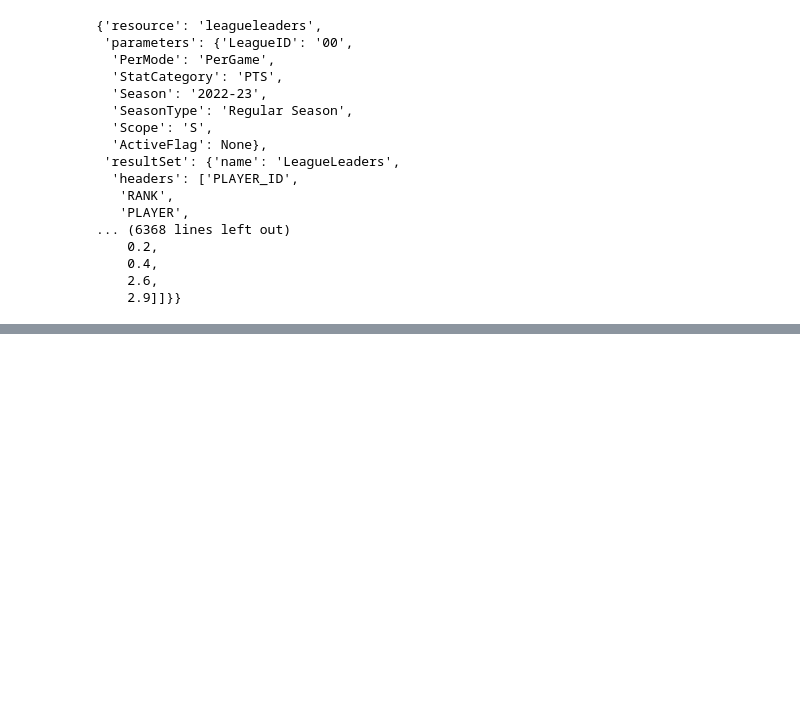
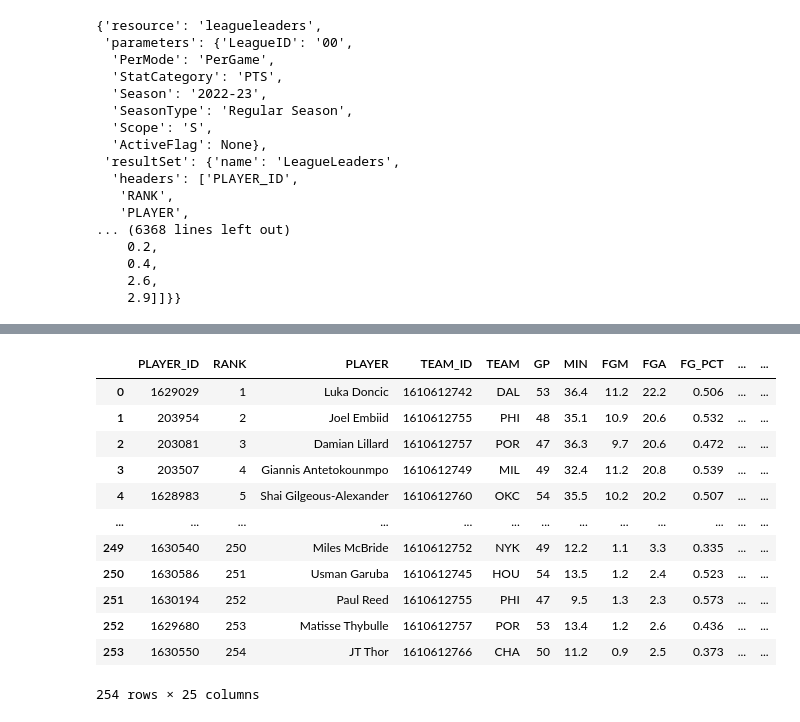
Before and after one commit to vdasari2/API-Data-Exploration-and-Analysis-, a Jupyter notebook: NBAData.ipynb, the cells around one changed output, grey strips where cells are left out. Drawn from its saved outputs; the diff is of its cells as text; code cells hidden in the pictures; blank space fills up the shorter version.

Commit message:
US1: Importing Data and Performed EDA

```diff
--- a/NBAData.ipynb
+++ b/NBAData.ipynb
@@ -35,3 +35,5 @@ page
 #Saving the JSON file
 out_file = open("NBAData.json","w")
 json.dump(page, out_file, indent=6)
+# %%
+headers_name = page['resultSet']['headers']
@@ -37,0 +61,20 @@ json.dump(page, out_file, indent=6)
+# %%
+#saving the data into a dataframe
+final_data = pd.DataFrame(page['resultSet']['rowSet'] ,columns=headers_name)
+# %%
+#Displaying the dataframe
+final_data
+# %% [output]
+|  | PLAYER_ID | RANK | PLAYER | TEAM_ID | TEAM | GP | MIN | FGM | FGA | FG_PCT | ... | ... |
+| 0 | 1629029 | 1 | Luka Doncic | 1610612742 | DAL | 53 | 36.4 | 11.2 | 22.2 | 0.506 | ... | ... |
+| 1 | 203954 | 2 | Joel Embiid | 1610612755 | PHI | 48 | 35.1 | 10.9 | 20.6 | 0.532 | ... | ... |
+| 2 | 203081 | 3 | Damian Lillard | 1610612757 | POR | 47 | 36.3 | 9.7 | 20.6 | 0.472 | ... | ... |
+| 3 | 203507 | 4 | Giannis Antetokounmpo | 1610612749 | MIL | 49 | 32.4 | 11.2 | 20.8 | 0.539 | ... | ... |
+| 4 | 1628983 | 5 | Shai Gilgeous-Alexander | 1610612760 | OKC | 54 | 35.5 | 10.2 | 20.2 | 0.507 | ... | ... |
+| ... | ... | ... | ... | ... | ... | ... | ... | ... | ... | ... | ... | ... |
+| 249 | 1630540 | 250 | Miles McBride | 1610612752 | NYK | 49 | 12.2 | 1.1 | 3.3 | 0.335 | ... | ... |
+| 250 | 1630586 | 251 | Usman Garuba | 1610612745 | HOU | 54 | 13.5 | 1.2 | 2.4 | 0.523 | ... | ... |
+| 251 | 1630194 | 252 | Paul Reed | 1610612755 | PHI | 47 | 9.5 | 1.3 | 2.3 | 0.573 | ... | ... |
+| 252 | 1629680 | 253 | Matisse Thybulle | 1610612757 | POR | 53 | 13.4 | 1.2 | 2.6 | 0.436 | ... | ... |
+| 253 | 1630550 | 254 | JT Thor | 1610612766 | CHA | 50 | 11.2 | 0.9 | 2.5 | 0.373 | ... | ... |
+254 rows × 25 columns
```
Also changed, not shown: parts of 5 cells of this notebook, 1 other file.
